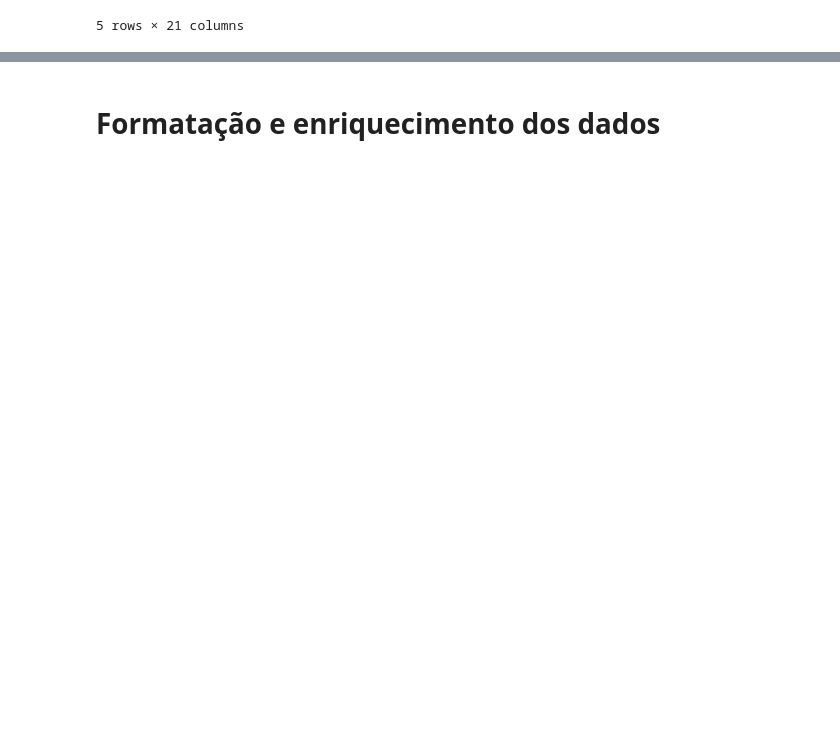
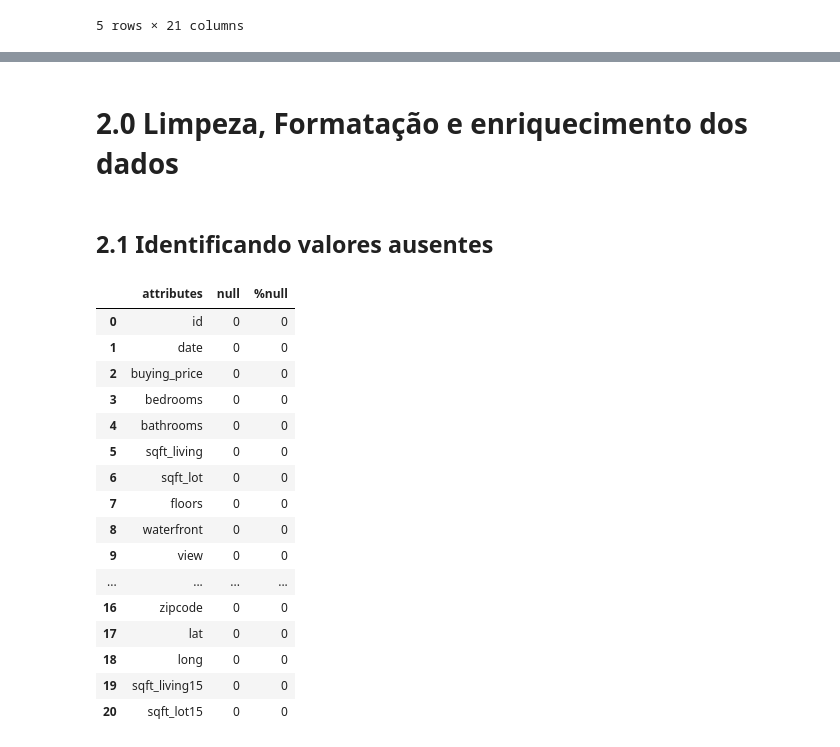
Before and after one commit to jiosouto/Deliverable_01_Roof_Imoveis_DNC, a Jupyter notebook: Deliverable_Projeto_01[DNC].ipynb, the cells around one changed output, grey strips where cells are left out. Cells and saved outputs as stored; diff of their text form; code cells hidden in the pictures; blank space fills up the shorter version.

```diff
--- a/Deliverable_Projeto_01[DNC].ipynb
+++ b/Deliverable_Projeto_01[DNC].ipynb
@@ -153,0 +129,6 @@ df.describe()
+# %%
+print(df.columns)
+
+df = df.rename(columns={'price': 'buying_price'})
+
+df.columns
@@ -153,0 +156,12 @@ df.describe()
+# %%
+description = []
+
+for i in df.columns:
+    description.append([
+        i,
+        df[i].dtypes,
+        df[i].nunique(),
+        df[i].drop_duplicates().sample(2).values
+    ])
+
+pd.DataFrame(data=description, columns=['attributes', 'dtypes', 'nunique', 'sample'])
@@ -154,2 +200,32 @@ df.describe()
 # %% [markdown]
-# Formatação e enriquecimento dos dados
+# 2.0 Limpeza, Formatação e enriquecimento dos dados
+# %% [markdown]
+## 2.1 Identificando valores ausentes
+# %%
+description = []
+for i in df.columns:
+    description.append([
+        i,
+        df[i].isna().sum(),
+        round((df[i].isna().sum()/len(df))*100)
+    ])
+
+pd.DataFrame(data=description, columns=['attributes','null', '%null'])
+# %% [output]
+|  | attributes | null | %null |
+| 0 | id | 0 | 0 |
+| 1 | date | 0 | 0 |
+| 2 | buying_price | 0 | 0 |
+| 3 | bedrooms | 0 | 0 |
+| 4 | bathrooms | 0 | 0 |
+| 5 | sqft_living | 0 | 0 |
+| 6 | sqft_lot | 0 | 0 |
+| 7 | floors | 0 | 0 |
+| 8 | waterfront | 0 | 0 |
+| 9 | view | 0 | 0 |
+| ... | ... | ... | ... |
+| 16 | zipcode | 0 | 0 |
+| 17 | lat | 0 | 0 |
+| 18 | long | 0 | 0 |
+| 19 | sqft_living15 | 0 | 0 |
+| 20 | sqft_lot15 | 0 | 0 |
```
Also changed, not shown: parts of 18 cells of this notebook.
